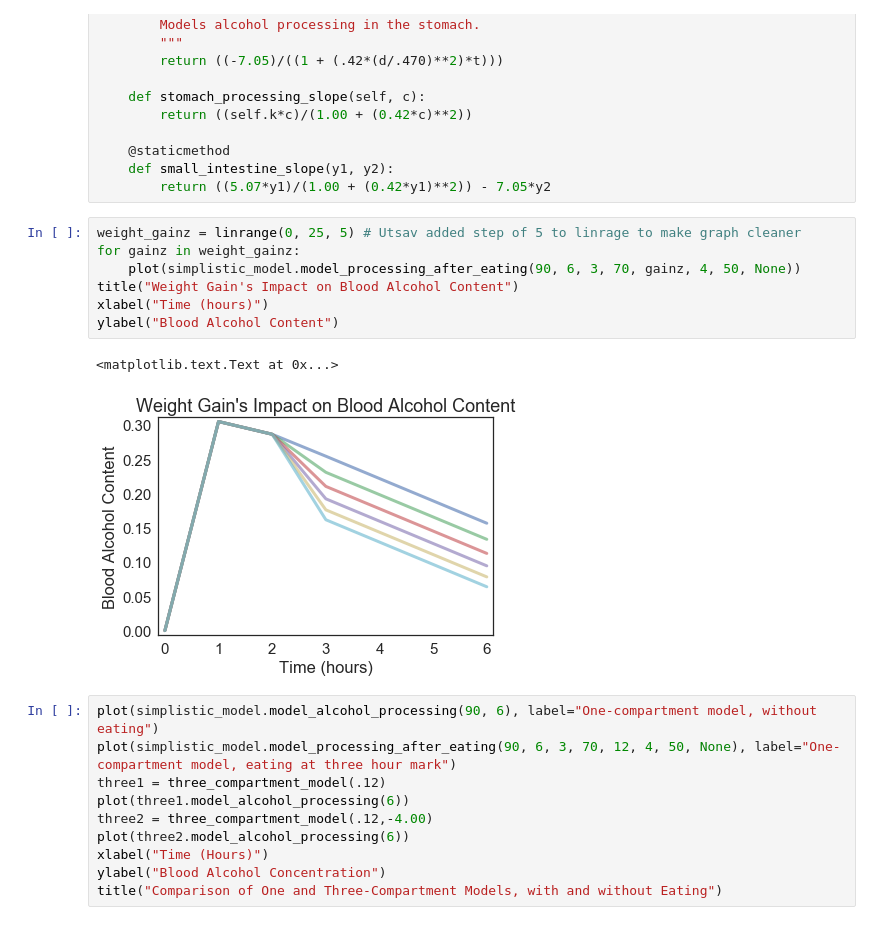
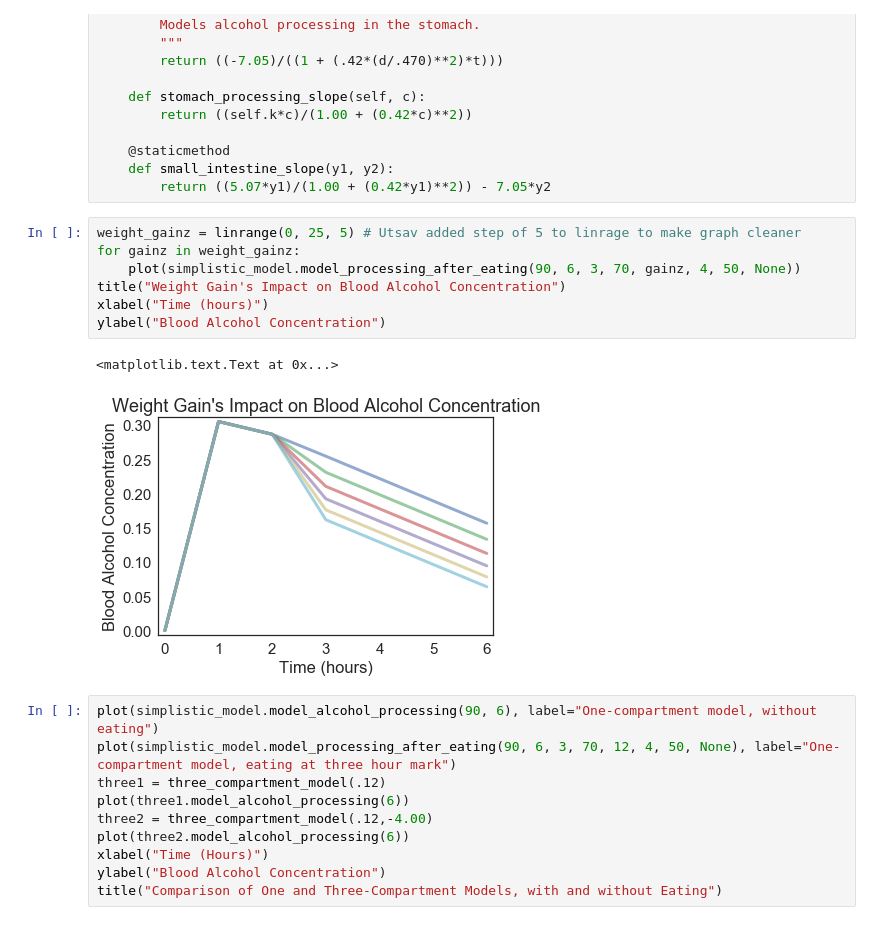
Before and after one commit to Utsav22G/bac_project, a Jupyter notebook: Model.ipynb, the cells around one changed output. Cells and saved outputs as stored; diff of their text form.

```diff
--- a/Model.ipynb
+++ b/Model.ipynb
@@ -182,13 +182,13 @@ class three_compartment_model():
 # %%
 weight_gainz = linrange(0, 25, 5) # Utsav added step of 5 to linrage to make graph cleaner
 for gainz in weight_gainz:
     plot(simplistic_model.model_processing_after_eating(90, 6, 3, 70, gainz, 4, 50, None))
-title("Weight Gain's Impact on Blood Alcohol Content")
+title("Weight Gain's Impact on Blood Alcohol Concentration")
 xlabel("Time (hours)")
-ylabel("Blood Alcohol Content")
+ylabel("Blood Alcohol Concentration")
 # %% [output]
 <matplotlib.text.Text at 0x...>
-[figure, old version]
+[figure, new version]
 # %%
 plot(simplistic_model.model_alcohol_processing(90, 6), label="One-compartment model, without eating")
 plot(simplistic_model.model_processing_after_eating(90, 6, 3, 70, 12, 4, 50, None), label="One-compartment model, eating at three hour mark")
```
Also changed, not shown: 6 other files.
